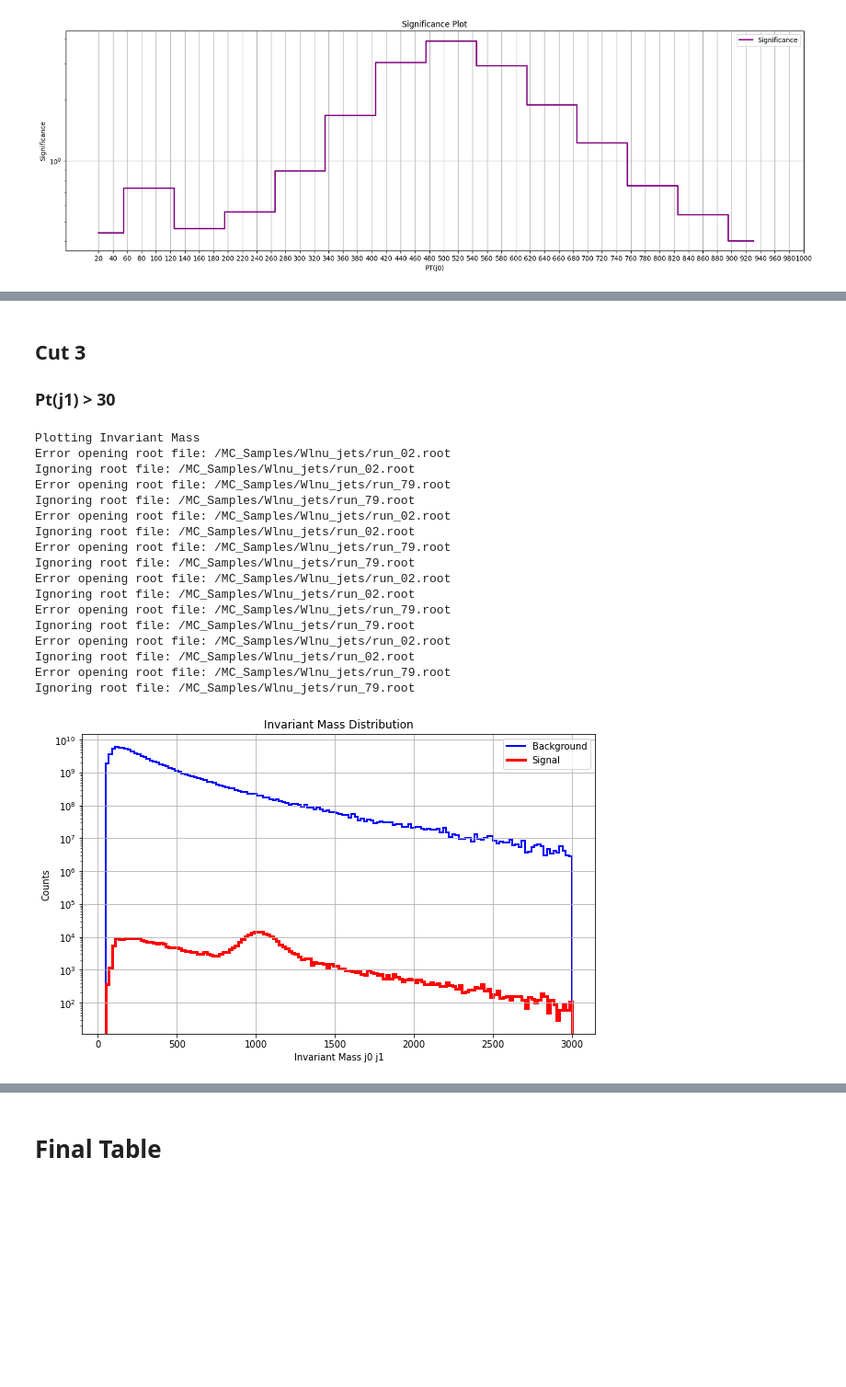
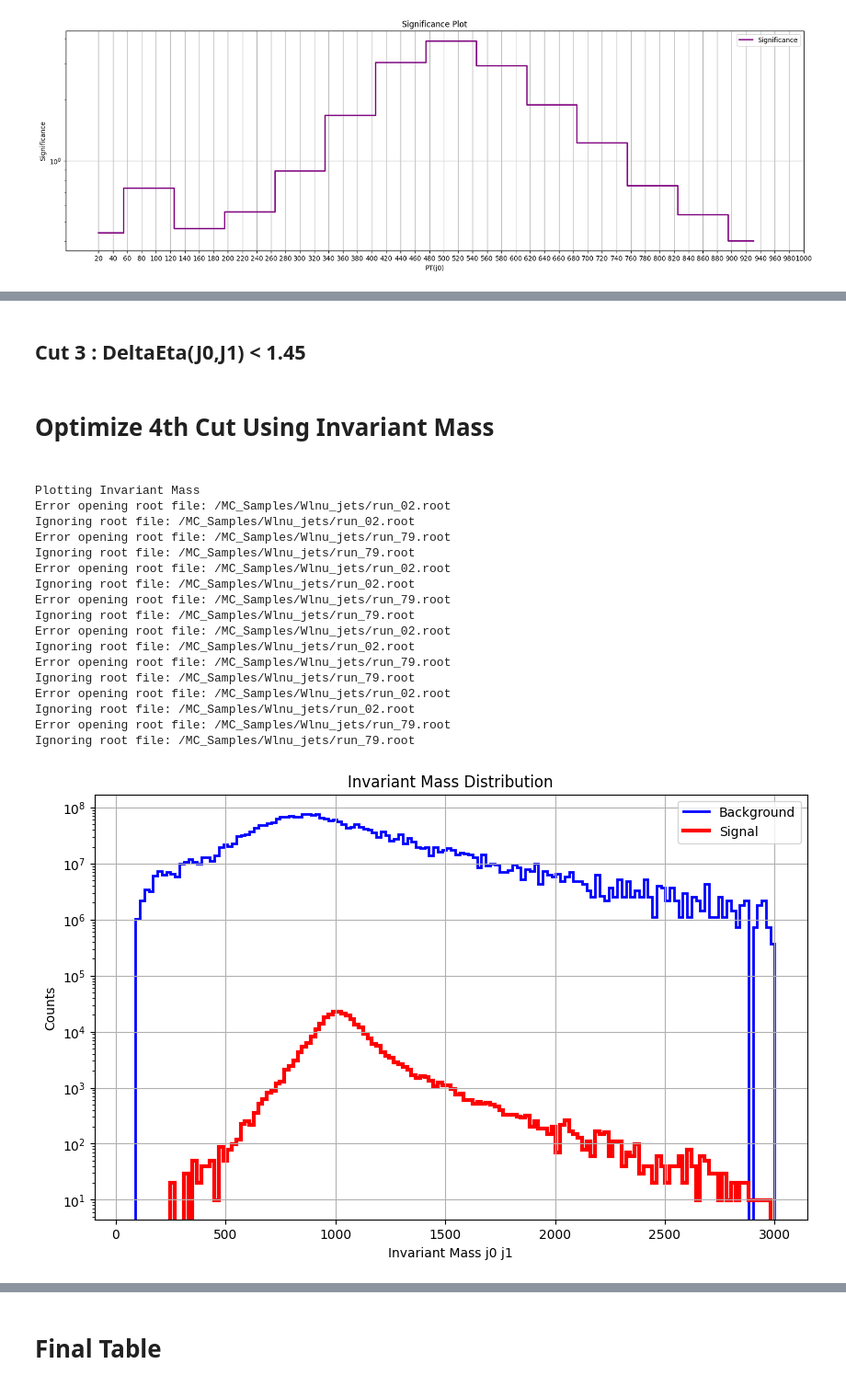
Before and after one commit to MarioPardo/VBFDM_Analysis, a Jupyter notebook: Analysis/Analysis1_OptSignificance/Analysis1_FullAnalysis.ipynb, the cells around one changed output, grey strips where cells are left out. Shown: that part at 92% size. Drawn from its saved outputs; the diff is of its cells as text; code cells hidden in the pictures; blank space fills up the shorter version.

```diff
--- a/Analysis/Analysis1_OptSignificance/Analysis1_FullAnalysis.ipynb
+++ b/Analysis/Analysis1_OptSignificance/Analysis1_FullAnalysis.ipynb
@@ -268,12 +288,11 @@ Rank 5: Significance = 1.676, Bin = 370.000
 # %%
 #Cut for eta(j0)*eta(j1) >=0
 def mask_etaeta_condition(df):
-    # Extract Eta for j0 and j1
-    eta_j0 = df["Jet.Eta"].apply(lambda x: x[0] if len(x) > 1 else None)
-    eta_j1 = df["Jet.Eta"].apply(lambda x: x[1] if len(x) > 1 else None)
+    # Extract PT for j0 and j1
+    pt_j0 = df["Jet.PT"].apply(lambda x: x[0] if len(x) > 1 else None)
 
-    # Create mask where Eta(j0) * Eta(j1) < 0
-    return (eta_j0 * eta_j1) < 0
+    # Create mask where PT(j0) > 405 and PT(j1) > 405
+    return (pt_j0 > 405)
 
 maskList.append(mask_etaeta_condition)
-cuts_strings.append("Eta(j0) * Eta(j1) < 0")
+cuts_strings.append("PT(j0) > 405")
@@ -325,11 +367,11 @@ Current Significances:  [np.float64(1.6251396292594635), np.float64(1.2076089225
 # %%
-## We choose PT(j0)>30
+
 def mask_pt_j0_condition(df):
     # Extract PT for j0
     pt_j0 = df["Jet.PT"].apply(lambda x: x[0] if len(x) > 1 else None)
 
-    # Create mask where PT(j0) > 30
-    return pt_j0 > 30
+    # Create mask where PT(j1) > 340
+    return pt_j0 > 340
 
 maskList.append(mask_pt_j0_condition)
-cuts_strings.append("Pt(j0) > 30")
+cuts_strings.append("Pt(j1) > 340")
@@ -373,44 +430,39 @@ Current Significances:  [np.float64(1.6251396292594635), np.float64(1.2076089225
 # %% [markdown]
-<h2> Cut 3 </h2>
-
-<h3> Pt(j1) > 30</h3>
+<h2> Cut 3 : DeltaEta(J0,J1) < 1.45</h2>
 # %%
 ## We choose PT(j0)>30
-def mask_pt_j1_condition(df):
+def mask_deltaeta_condition(df):
     # Extract PT for j0
-    pt_j1 = df["Jet.PT"].apply(lambda x: x[1] if len(x) > 1 else None)
+    pt_j0 = df["Jet.Eta"].apply(lambda x: x[0] if len(x) > 1 else None)
+    pt_j1 = df["Jet.Eta"].apply(lambda x: x[1] if len(x) > 1 else None)
 
-    # Create mask where PT(j1) > 30
-    return pt_j1 > 30
+    # Create mask where DeltaEta < 1.45
+    return np.abs(pt_j0 - pt_j1) < 1.45
 
-maskList.append(mask_pt_j1_condition)
-cuts_strings.append("Pt(j1) > 30")
+maskList.append(mask_deltaeta_condition)
+cuts_strings.append("DeltaEta < 1.45")
+# %% [markdown]
+<h1> Optimize 4th Cut Using Invariant Mass<h1>
 # %%
 # Plot and store necessary calculations
-currSigEvents, currBkgEvents, numWBkgEvents, numZBkgEvents = plot_functions.PlotInvariantMass(maskList,signal_weights,background_weightsWZ,"A1_PlotInvMass_3Cut")
+currSigEvents, currBkgEvents, numWBkgEvents, numZBkgEvents, invariant_signal_hist, invariant_bkg_hist = plot_functions.PlotInvariantMass(maskList,signal_weights,background_weightsWZ,"A1_PlotInvMass_3Cut")
 currSignificance = calculation_functions.calculateSignificance(currSigEvents, currBkgEvents)
-
-Signal_numevents.append(currSigEvents)
-Background_numevents.append(currBkgEvents)
-BkgW_numevents.append(numWBkgEvents)
-BkgZ_numevents.append(numZBkgEvents)
-significances.append(currSignificance)
 # %% [output]
 Plotting Invariant Mass
 Error opening root file: /MC_Samples/Wlnu_jets/run_02.root
 Ignoring root file: /MC_Samples/Wlnu_jets/run_02.root
 Error opening root file: /MC_Samples/Wlnu_jets/run_79.root
 Ignoring root file: /MC_Samples/Wlnu_jets/run_79.root
 Error opening root file: /MC_Samples/Wlnu_jets/run_02.root
 Ignoring root file: /MC_Samples/Wlnu_jets/run_02.root
 Error opening root file: /MC_Samples/Wlnu_jets/run_79.root
 Ignoring root file: /MC_Samples/Wlnu_jets/run_79.root
 Error opening root file: /MC_Samples/Wlnu_jets/run_02.root
 Ignoring root file: /MC_Samples/Wlnu_jets/run_02.root
 Error opening root file: /MC_Samples/Wlnu_jets/run_79.root
 Ignoring root file: /MC_Samples/Wlnu_jets/run_79.root
 Error opening root file: /MC_Samples/Wlnu_jets/run_02.root
 Ignoring root file: /MC_Samples/Wlnu_jets/run_02.root
 Error opening root file: /MC_Samples/Wlnu_jets/run_79.root
 Ignoring root file: /MC_Samples/Wlnu_jets/run_79.root
-[figure, old version]
+[figure, new version]
```
Also changed, not shown: parts of 35 cells of this notebook, 14 other files.
